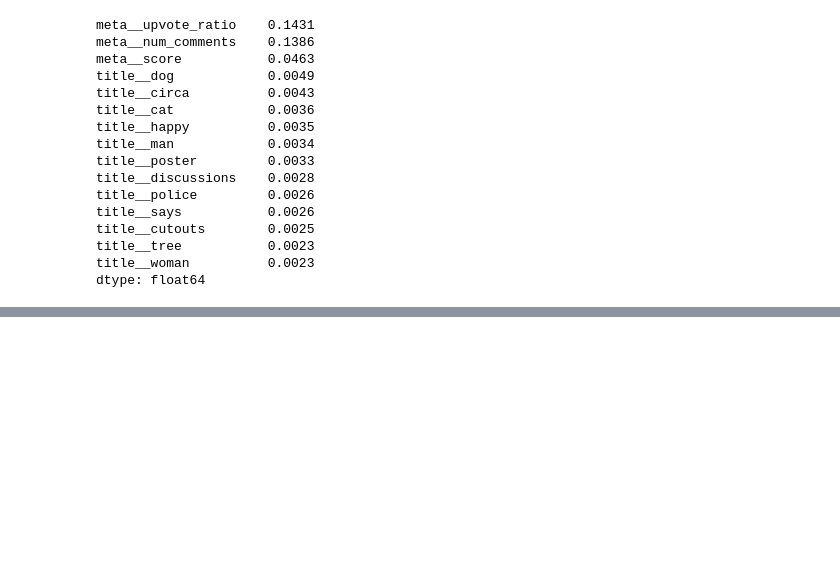
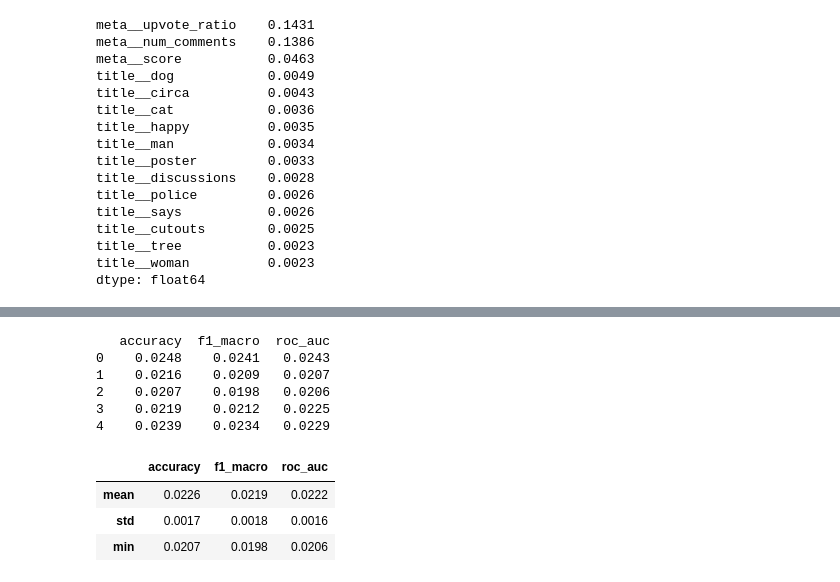
Before and after one commit to Turmenas/AI-based_fake-news-detection, a Jupyter notebook: notebooks/06_model_comparison.ipynb, the cells around one changed output, grey strips where cells are left out. Saved outputs shown, nothing was run; the diff lists cells and outputs as text; code cells hidden in the pictures; blank space fills up the shorter version.

```diff
--- a/notebooks/06_model_comparison.ipynb
+++ b/notebooks/06_model_comparison.ipynb
@@ -171,0 +211,15 @@ dtype: float64
+# %%
+diff = cv_scores["Random forest"] - cv_scores["Logistic regression"]  # tos pacios dalys, todel galima atimti dali is dalies; teigiamas = miskas geresnis
+print(diff.round(4))
+diff.agg(["mean", "std", "min"]).round(4)
+# %% [output]
+   accuracy  f1_macro  roc_auc
+0    0.0248    0.0241   0.0243
+1    0.0216    0.0209   0.0207
+2    0.0207    0.0198   0.0206
+3    0.0219    0.0212   0.0225
+4    0.0239    0.0234   0.0229
+|  | accuracy | f1_macro | roc_auc |
+| mean | 0.0226 | 0.0219 | 0.0222 |
+| std | 0.0017 | 0.0018 | 0.0016 |
+| min | 0.0207 | 0.0198 | 0.0206 |
```
Also changed, not shown: parts of 10 cells of this notebook, 1 other file.
